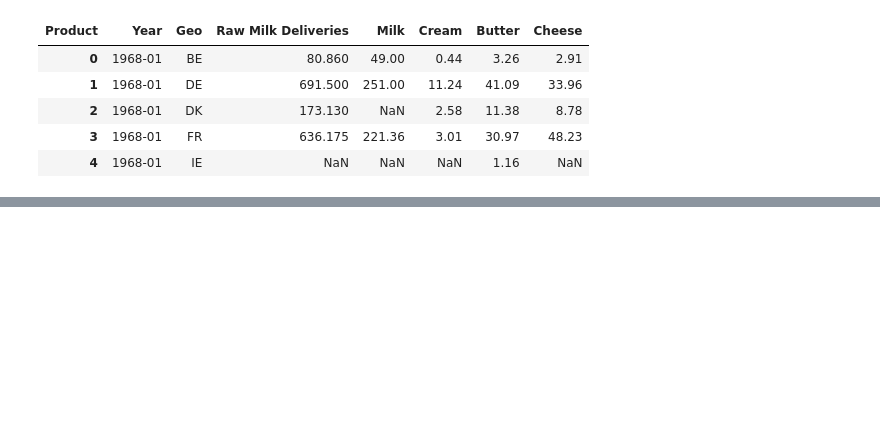
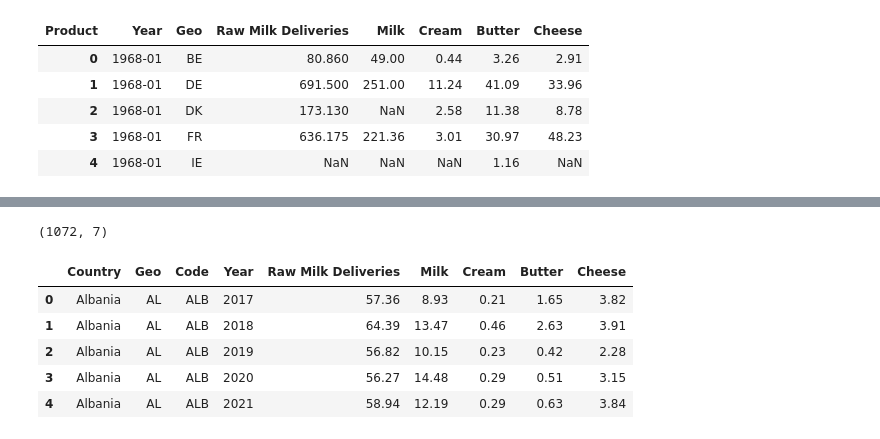
Before and after one commit to AntonyWalsh/CA2-DS, a Jupyter notebook: CA2.ipynb, the cells around one changed output, grey strips where cells are left out. Saved outputs shown, nothing was run; the diff lists cells and outputs as text; code cells hidden in the pictures; blank space fills up the shorter version.

```diff
--- a/CA2.ipynb
+++ b/CA2.ipynb
@@ -207,0 +181,3 @@ fig.show()
+# %%
+#Read in file with Country, Alpha 2 and Alpha 3 codes
+df_CountryCode = pd.read_csv('C:\\Project CA2\\Data\\ISO Codes.csv')
@@ -207,0 +193,15 @@ fig.show()
+# %%
+df_MilkCollected_Annual.shape
+# %% [output]
+(1072, 7)
+# %%
+df_MilkCollected_Annual = pd.merge(df_CountryCode,df_MilkCollected_Annual,on='Geo')
+# %%
+df_MilkCollected_Annual.head()
+# %% [output]
+|  | Country | Geo | Code | Year | Raw Milk Deliveries | Milk | Cream | Butter | Cheese |
+| 0 | Albania | AL | ALB | 2017 | 57.36 | 8.93 | 0.21 | 1.65 | 3.82 |
+| 1 | Albania | AL | ALB | 2018 | 64.39 | 13.47 | 0.46 | 2.63 | 3.91 |
+| 2 | Albania | AL | ALB | 2019 | 56.82 | 10.15 | 0.23 | 0.42 | 2.28 |
+| 3 | Albania | AL | ALB | 2020 | 56.27 | 14.48 | 0.29 | 0.51 | 3.15 |
+| 4 | Albania | AL | ALB | 2021 | 58.94 | 12.19 | 0.29 | 0.63 | 3.84 |
```
Also changed, not shown: parts of 9 cells of this notebook, 2 other files.
